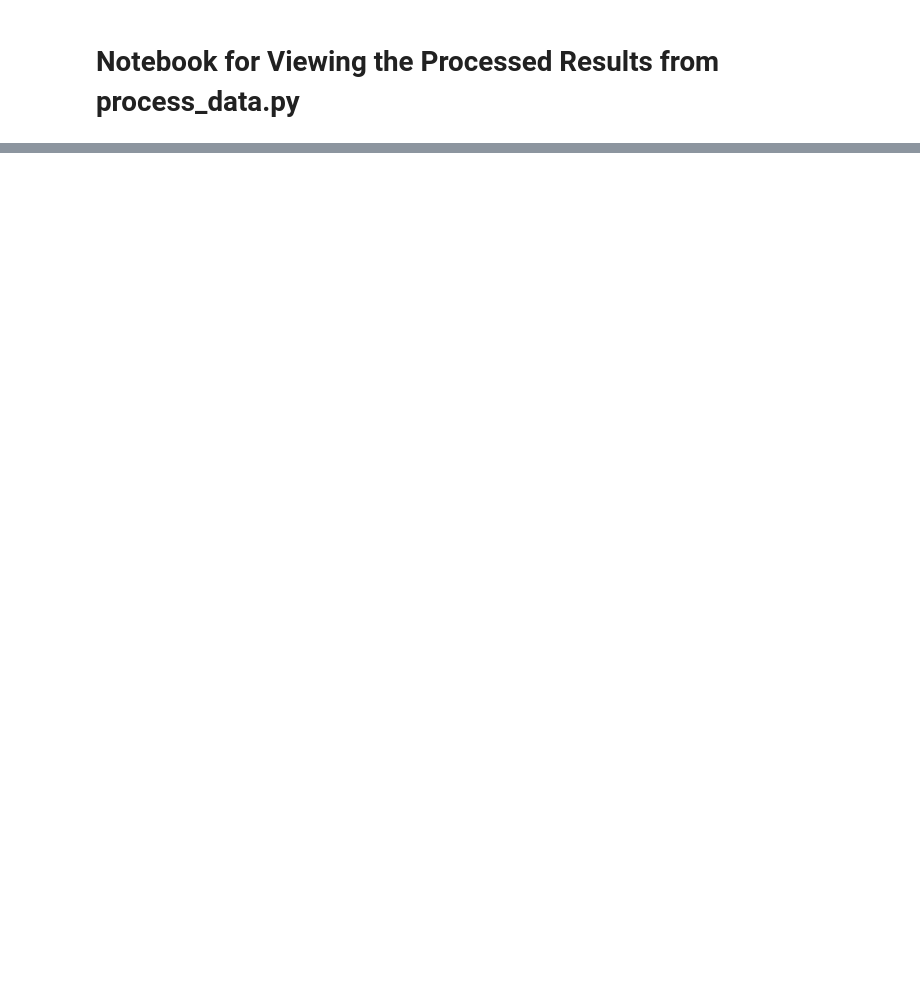
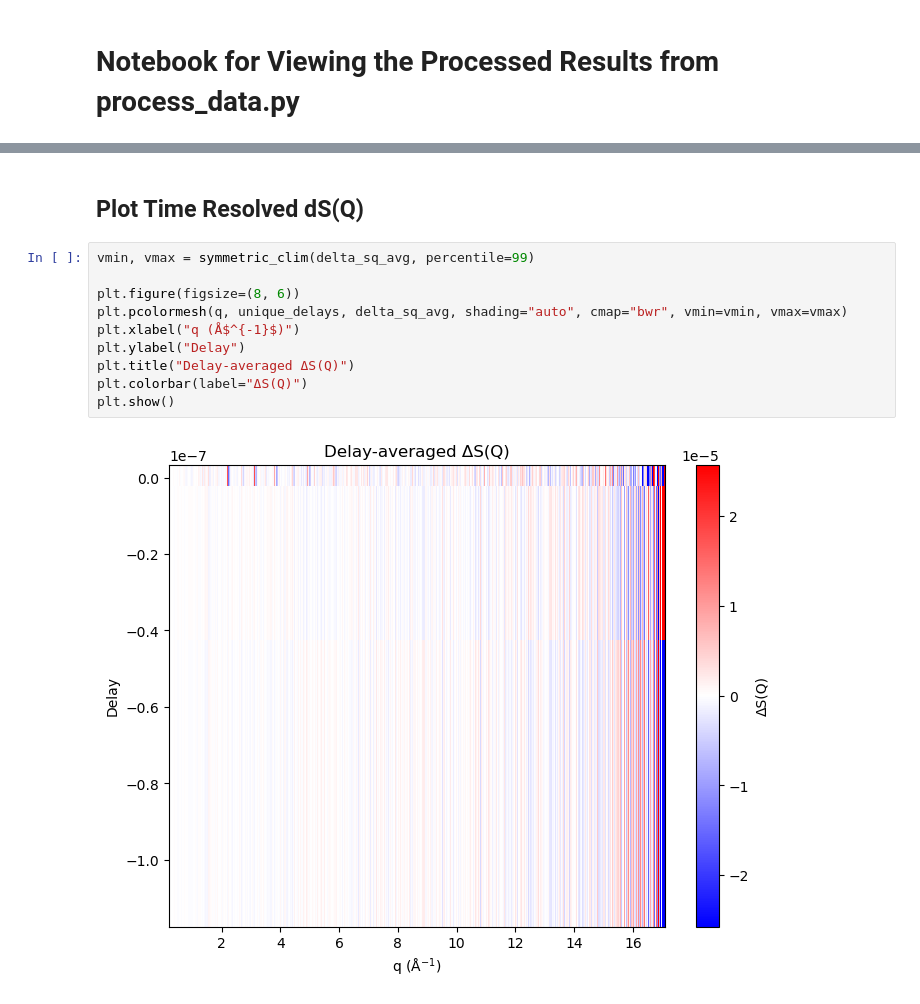
Before and after one commit to lheald2/trxrd, a Jupyter notebook: Analyze_Processed_Data.ipynb, the cells around one changed output, grey strips where cells are left out. Drawn from its saved outputs; the diff is of its cells as text; blank space fills up the shorter version.

```diff
--- a/Analyze_Processed_Data.ipynb
+++ b/Analyze_Processed_Data.ipynb
@@ -75,0 +151,14 @@ print("delta_gr:", delta_gr.shape)
+# %% [markdown]
+## Plot Time Resolved dS(Q)
+# %%
+vmin, vmax = symmetric_clim(delta_sq_avg, percentile=99)
+
+plt.figure(figsize=(8, 6))
+plt.pcolormesh(q, unique_delays, delta_sq_avg, shading="auto", cmap="bwr", vmin=vmin, vmax=vmax)
+plt.xlabel("q (Å$^{-1}$)")
+plt.ylabel("Delay")
+plt.title("Delay-averaged ΔS(Q)")
+plt.colorbar(label="ΔS(Q)")
+plt.show()
+# %% [output]
+[figure, added]
```
Also changed, not shown: parts of 30 cells of this notebook, 2 other files.
